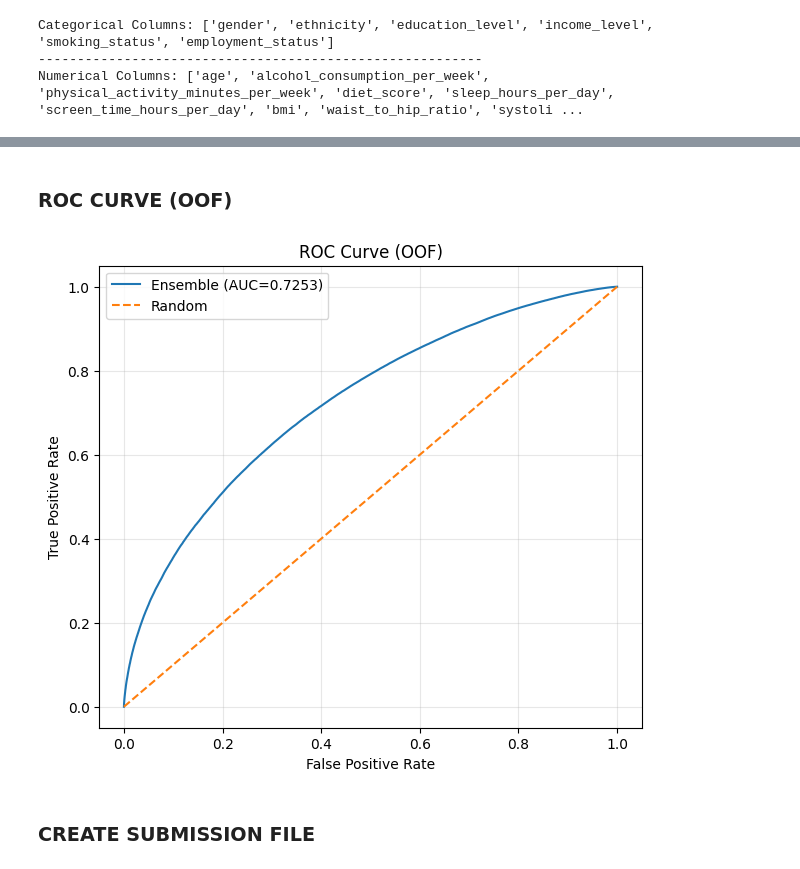
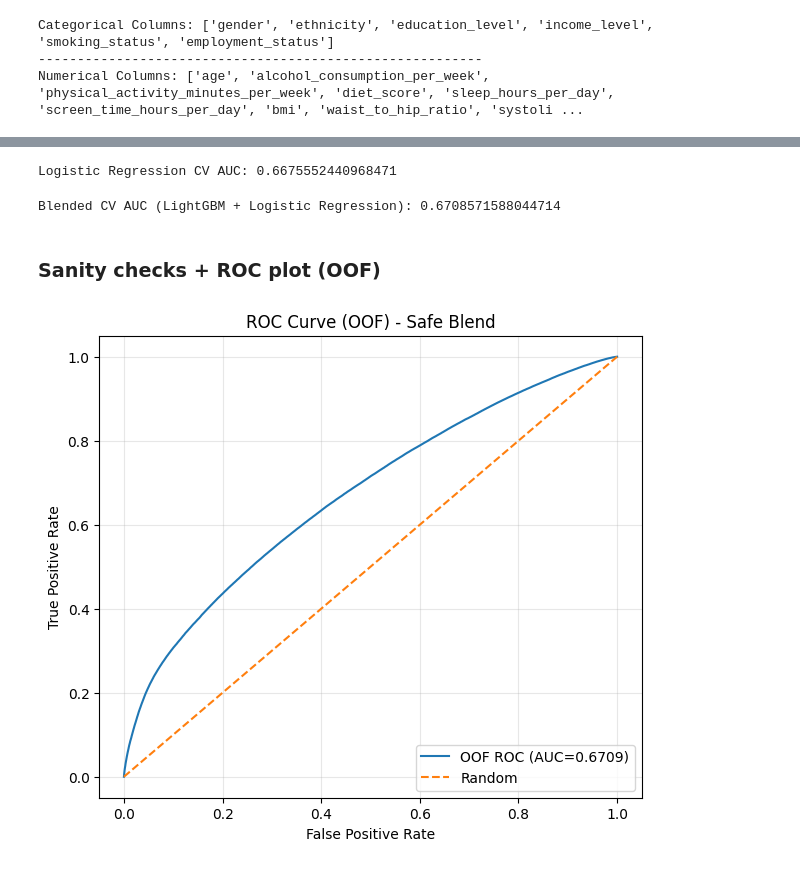
Before and after one commit to ishwor2048/kaggle-diabetic-prediction-model, a Jupyter notebook: diabetes-prediction-lr-lgb.ipynb, the cells around one changed output, grey strips where cells are left out. Saved outputs shown, nothing was run; the diff lists cells and outputs as text; code cells hidden in the pictures.

Commit message:
Kaggle Notebook | diabetes-prediction-lgb-with-robust-data-visuals | Version 9

```diff
--- a/diabetes-prediction-lr-lgb.ipynb
+++ b/diabetes-prediction-lr-lgb.ipynb
@@ -117,3 +383,0 @@ for col in cat_cols:
-# %%
-N_SPLITS = 5
-skf = StratifiedKFold(n_splits=N_SPLITS, shuffle=True, random_state=SEED)
@@ -119,0 +435,3 @@ skf = StratifiedKFold(n_splits=N_SPLITS, shuffle=True, random_state=SEED)
+# %%
+drift_df = pd.DataFrame(drift_scores, columns=["feature", "drift_auc"]).sort_values("drift_auc", ascending=False)
+drift_df.head(15)
@@ -259,20 +717,73 @@ Final Ensemble CV AUC:  0.7253426177318172
+# %%
+skf = StratifiedKFold(n_splits=5, shuffle=True, random_state=SEED)
+oof_lr = np.zeros(len(X))
+test_lr = np.zeros(len(X_test))
+# %%
+# ============================================================
+# Logistic Regression: Stratified K-Fold Training & Evaluation
+# ============================================================
+# Purpose:
+# - Acts as a stable baseline model
+# - Provides robust predictions under distribution shift
+# - Serves as a regularizing component in the final ensemble
+
+for fold, (tr_idx, va_idx) in enumerate(skf.split(X, y), 1):
+    # Train Logistic Regression on the current training fold
+    lr_model.fit(X.iloc[tr_idx], y.iloc[tr_idx])
+
+    # Generate out-of-fold predictions for validation data
+    # These predictions are used for unbiased CV AUC estimation
+    oof_lr[va_idx] = lr_model.predict_proba(X.iloc[va_idx])[:, 1]
+
+    # Generate predictions for the test set
+    # Average predictions across folds to reduce variance
+    test_lr += lr_model.predict_proba(X_test)[:, 1] / skf.n_splits
+
+# Evaluate Logistic Regression using full out-of-fold predictions
+print("Logistic Regression CV AUC:", roc_auc_score(y, oof_lr))
+# %% [output]
+Logistic Regression CV AUC: 0.6675552440968471
+# %%
+# ============================================================
+# Final Conservative Ensemble (LightGBM + Logistic Regression)
+# ============================================================
+# Motivation:
+# - LightGBM captures nonlinear patterns and interactions
+# - Logistic Regression provides stability under distribution shift
+# - A conservative weighted blend improves generalization on Public LB
+
+# Blend out-of-fold predictions (used for unbiased CV evaluation)
+oof_blend = (
+    0.85 * oof_lgb   # Primary model: regularized LightGBM (strong signal)
+    + 0.15 * oof_lr  # Stabilizer: Logistic Regression (robust baseline)
+)
+
+# Blend test predictions using the same weights
+test_blend = (
+    0.85 * test_lgb  # Majority contribution from LightGBM
+    + 0.15 * test_lr # Smaller contribution to reduce overfitting risk
+)
+
+# Evaluate blended model using out-of-fold predictions
+print("Blended CV AUC (LightGBM + Logistic Regression):",
+      roc_auc_score(y, oof_blend))
+# %% [output]
+Blended CV AUC (LightGBM + Logistic Regression): 0.6708571588044714
 # %% [markdown]
-<h3><b>ROC CURVE (OOF)
+<h3><b>Sanity checks + ROC plot (OOF)
 # %%
-fpr, tpr, _ = roc_curve(y, oof_final)
+fpr, tpr, _ = roc_curve(y, oof_blend)
 roc_auc = auc(fpr, tpr)
 
-plt.figure(figsize=(7, 6))
-plt.plot(fpr, tpr, label=f"Ensemble (AUC={roc_auc:.4f})")
+plt.figure(figsize=(7,6))
+plt.plot(fpr, tpr, label=f"OOF ROC (AUC={roc_auc:.4f})")
 plt.plot([0,1], [0,1], "--", label="Random")
 plt.xlabel("False Positive Rate")
 plt.ylabel("True Positive Rate")
-plt.title("ROC Curve (OOF)")
-plt.legend()
+plt.title("ROC Curve (OOF) - Safe Blend")
+plt.legend(loc="lower right")
 plt.grid(alpha=0.3)
 plt.show()
 # %% [output]
-[figure, old version]
+[figure, new version]
-# %% [markdown]
-<h3><b>CREATE SUBMISSION FILE
 # %%
```
Also changed, not shown: parts of 64 cells of this notebook.
